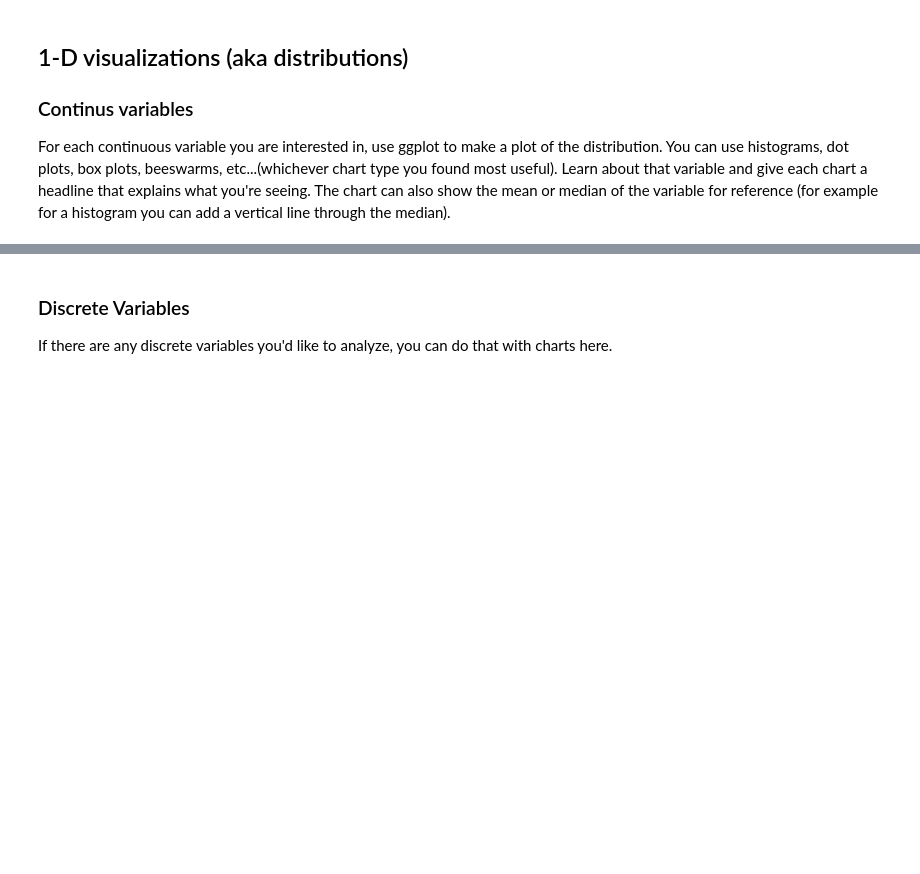
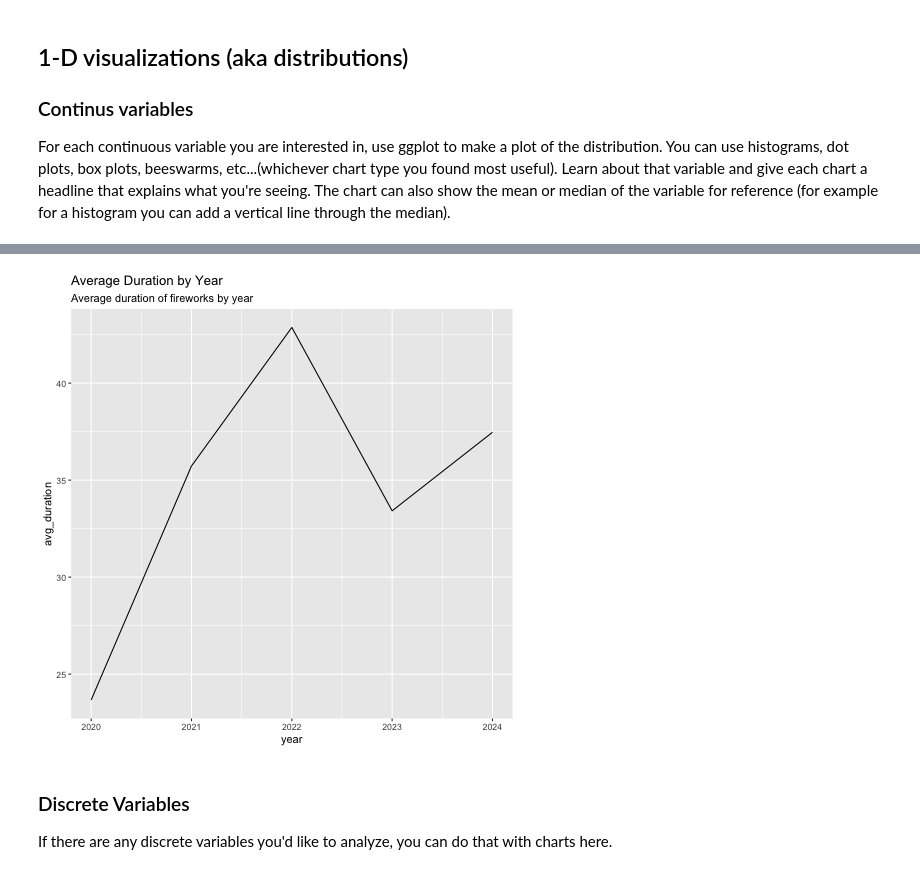
Before and after one commit to yc4330/connect-to-census, a Jupyter notebook: distributions.ipynb, the cells around one changed output, grey strips where cells are left out. Saved outputs shown, nothing was run; the diff lists cells and outputs as text; code cells hidden in the pictures; blank space fills up the shorter version.

```diff
--- a/distributions.ipynb
+++ b/distributions.ipynb
@@ -84,3 +182,16 @@ For each continuous variable you are interested in, use ggplot to make a plot of
+# %%
+%%R
+# average duration by year, draw a line plot
+df %>%
+    filter(Duration < 150) %>%
+    filter(year > 2019) %>%
+    group_by(year) %>%
+    summarise(avg_duration = mean(Duration)) %>%
+    ggplot(aes(x = year, y = avg_duration)) +
+    geom_line() +
+    labs(title = 'Average Duration by Year', subtitle = 'Average duration of fireworks by year')
+# %% [output]
+[figure, added]
 # %% [markdown]
 ### Discrete Variables
 
```
Also changed, not shown: parts of 13 cells of this notebook, 4 other files.
